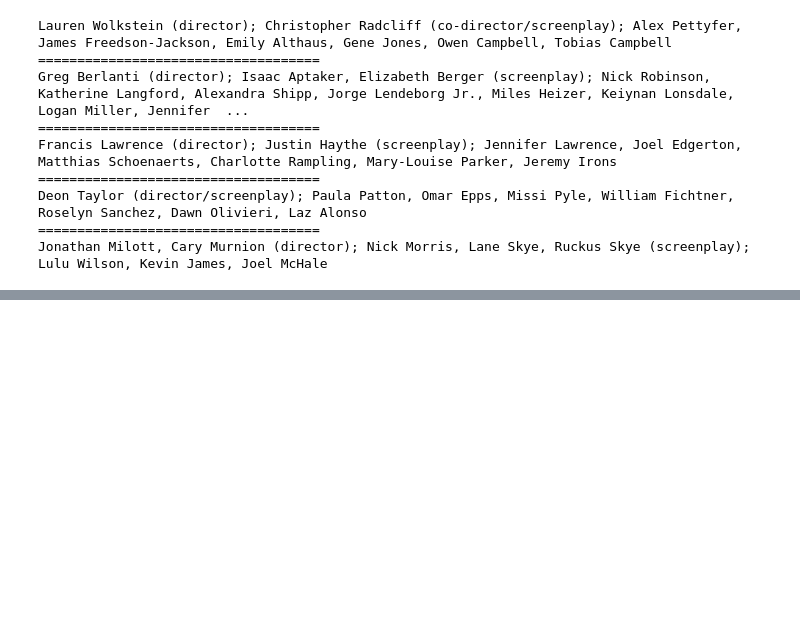
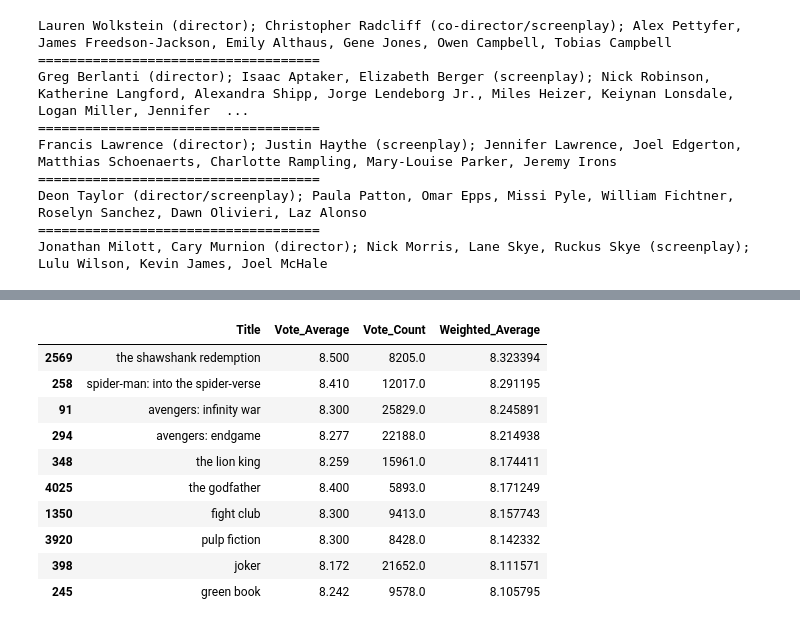
Before and after one commit to buriihenry/Movie-Recommender-system, a Jupyter notebook: Movie Recommender .ipynb, the cells around one changed output, grey strips where cells are left out. Cells and saved outputs as stored; diff of their text form; code cells hidden in the pictures; blank space fills up the shorter version.

```diff
--- a/Movie Recommender .ipynb
+++ b/Movie Recommender .ipynb
@@ -268,0 +424,4 @@ Jonathan Milott, Cary Murnion (director); Nick Morris, Lane Skye, Ruckus Skye (s
+# %%
+# Now combine both main and wiki_df2 dataframe into one
+frame = [wiki_df2,df]
+final_df = pd.concat(frame).reset_index(drop=True)
@@ -268,0 +445,4 @@ Jonathan Milott, Cary Murnion (director); Nick Morris, Lane Skye, Ruckus Skye (s
+# %%
+# Selecting feature which is needed to build a simple popularity based recomandation
+p_df = final_df[['Title', 'Vote_Average', 'Vote_Count']]
+p_df.head()
@@ -268,0 +469,25 @@ Jonathan Milott, Cary Murnion (director); Nick Morris, Lane Skye, Ruckus Skye (s
+# %%
+# calculating all the components based IMDB formula
+v= p_df['Vote_Count']
+R= p_df['Vote_Average']
+C= p_df['Vote_Average'].mean()
+m= p_df['Vote_Count'].quantile(0.70)
+
+p_df['Weighted_Average']=((R*v)+ (C*m))/(v+m)
+# %%
+# Finally, let's sort the DataFrame based on the weighted_average score
+popular_movies = p_df.sort_values(by='Weighted_Average',ascending=False)
+# %%
+popular_movies.head(10)
+# %% [output]
+|  | Title | Vote_Average | Vote_Count | Weighted_Average |
+| 2569 | the shawshank redemption | 8.500 | 8205.0 | 8.323394 |
+| 258 | spider-man: into the spider-verse | 8.410 | 12017.0 | 8.291195 |
+| 91 | avengers: infinity war | 8.300 | 25829.0 | 8.245891 |
+| 294 | avengers: endgame | 8.277 | 22188.0 | 8.214938 |
+| 348 | the lion king | 8.259 | 15961.0 | 8.174411 |
+| 4025 | the godfather | 8.400 | 5893.0 | 8.171249 |
+| 1350 | fight club | 8.300 | 9413.0 | 8.157743 |
+| 3920 | pulp fiction | 8.300 | 8428.0 | 8.142332 |
+| 398 | joker | 8.172 | 21652.0 | 8.111571 |
+| 245 | green book | 8.242 | 9578.0 | 8.105795 |
```
Also changed, not shown: parts of 16 cells of this notebook.
